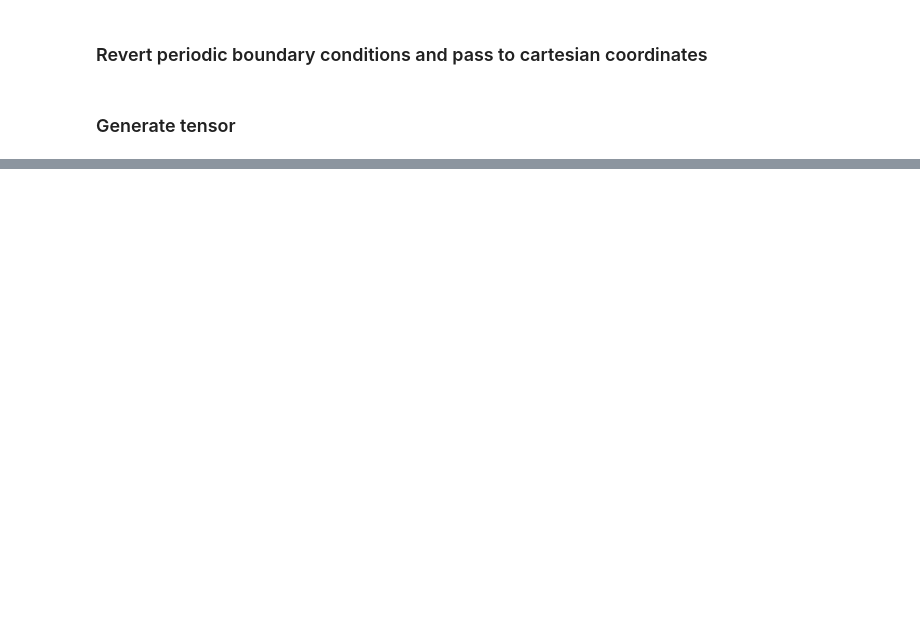
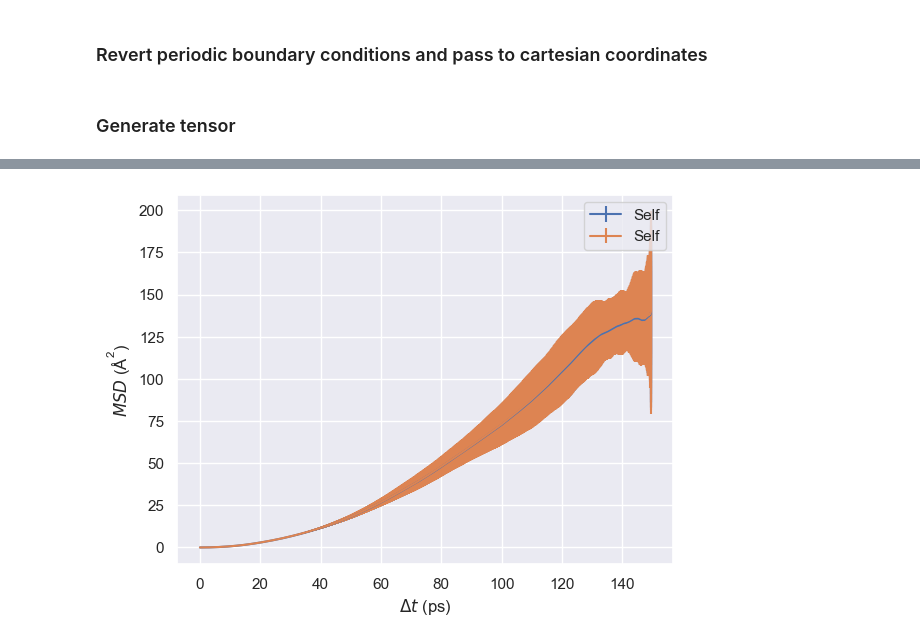
Before and after one commit to CibranLopez/Database, a Jupyter notebook: MSD cross-terms.ipynb, the cells around one changed output, grey strips where cells are left out. Drawn from its saved outputs; the diff is of its cells as text; code cells hidden in the pictures; blank space fills up the shorter version.

```diff
--- a/MSD cross-terms.ipynb
+++ b/MSD cross-terms.ipynb
@@ -7,4 +7,4 @@ import os
 
 sns.set_theme()
 # %%
-path_to_XDATCAR = '../../ICMAB/Data/Li-based/Li3La4Ti8O24/AIMD/stoichiometric/1100K'
+path_to_XDATCAR = '../../ICMAB/Data/Li-based/Li10GeS2P12/AIMD/stoichiometric/650K'
@@ -244,0 +286,3 @@ plt.show()
+# %%
+MSD_full     = MSD_self + MSD_distinct
+MSD_full_std = np.sqrt(np.power(MSD_self_std, 2) + np.power(MSD_distinct_std, 2))
@@ -244,0 +341,16 @@ plt.show()
+# %%
+plt.errorbar(delta_t_array,
+             MSD_self,
+             yerr=MSD_self_std,
+             label='Self')
+plt.errorbar(delta_t_array,
+             MSD_full,
+             yerr=MSD_full_std,
+             label='Self')
+
+plt.xlabel(r'$\Delta t$ (ps)')
+plt.ylabel(r'$MSD$ ($\mathregular{Å^2}$)')
+plt.legend(loc='best')
+plt.show()
+# %% [output]
+[figure, added]
```
Also changed, not shown: parts of 16 cells of this notebook, 2 other files.
